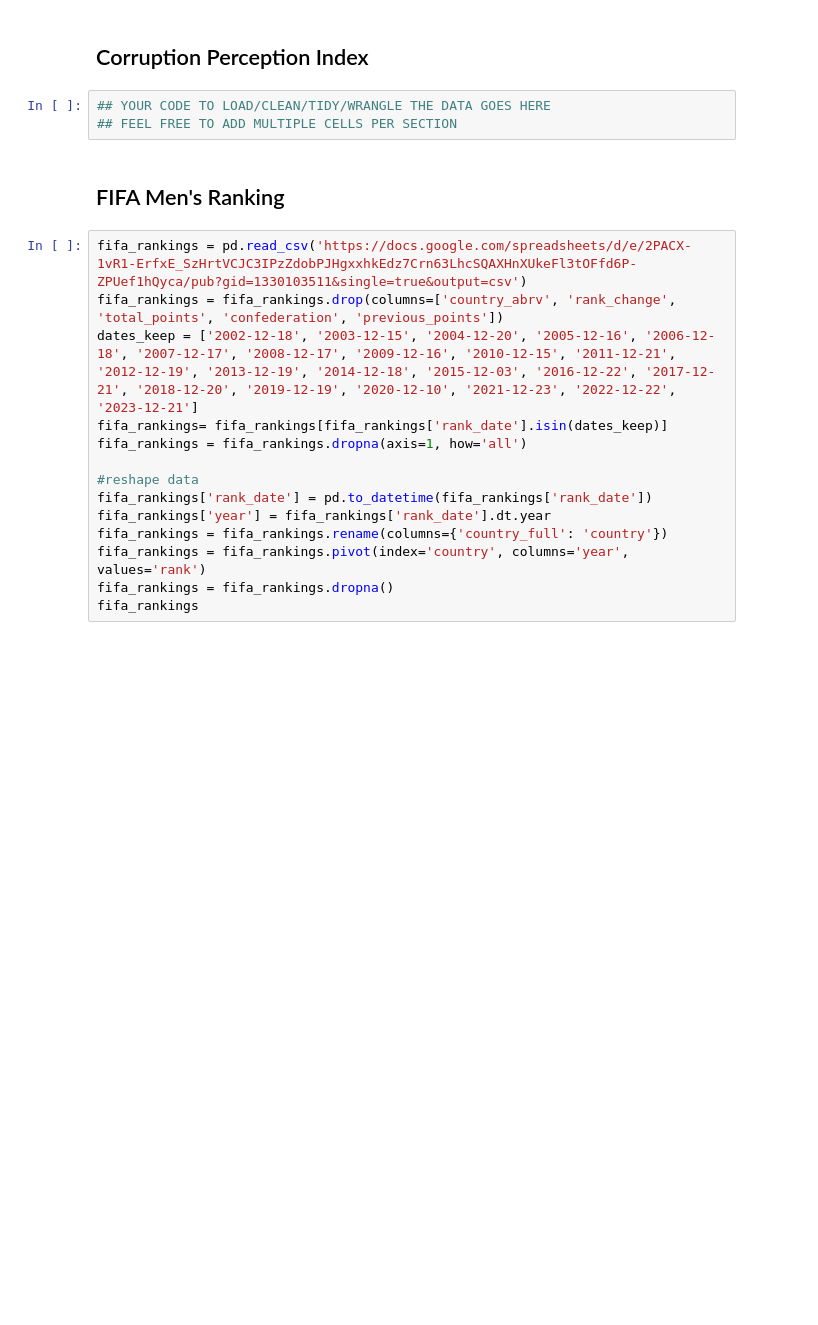
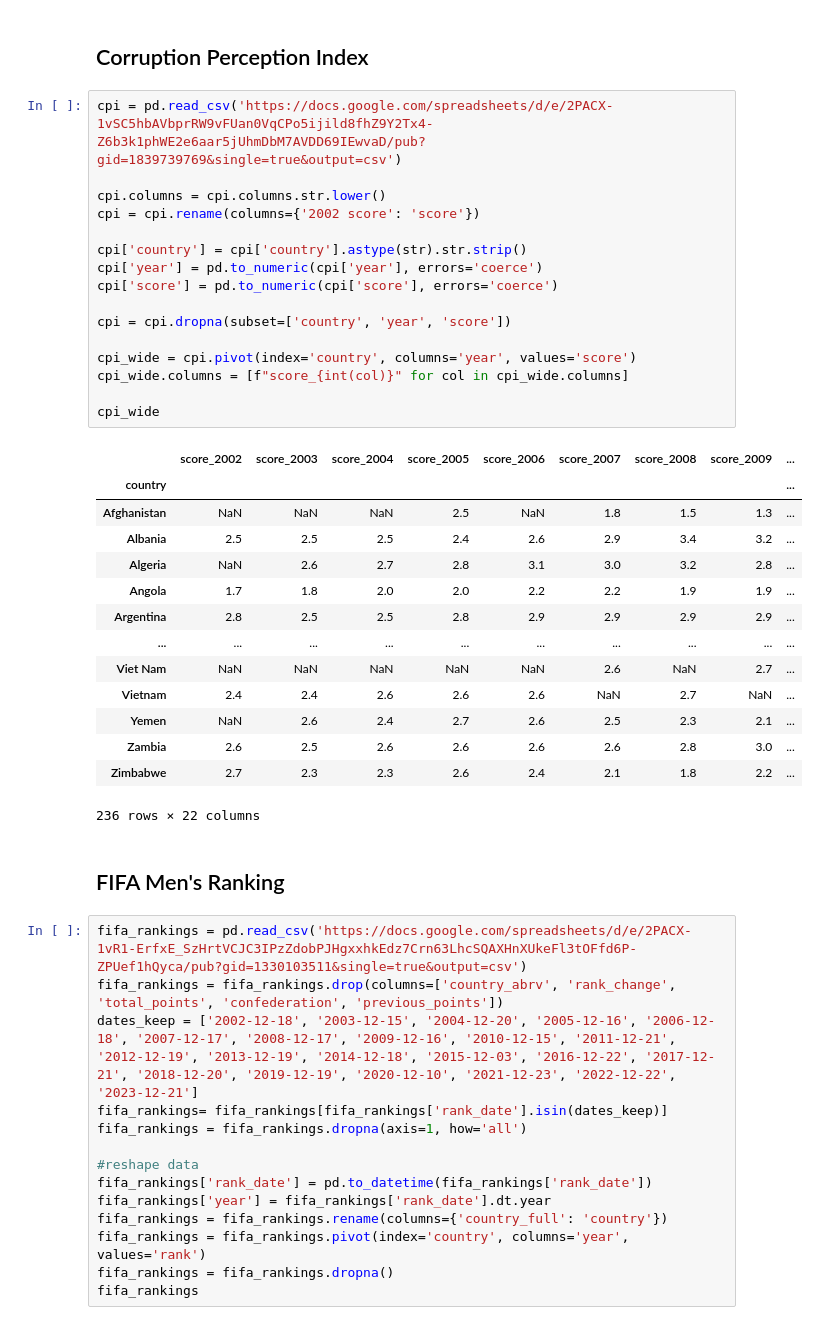
Before and after one commit to AdeyAA/The-Relationship-Between-a-Country-s-Corruption-Levels-and-Football-Performance, a Jupyter notebook: DataCheckpoint_Group011_SP25.ipynb, the cells around one changed output. Drawn from its saved outputs; the diff is of its cells as text; blank space fills up the shorter version.

Commit message:
added CPI dataset and cleaning -makeil

```diff
--- a/DataCheckpoint_Group011_SP25.ipynb
+++ b/DataCheckpoint_Group011_SP25.ipynb
@@ -116,8 +130,36 @@ pfi_df
 # %% [markdown]
 ## Corruption Perception Index
-# %%
-## YOUR CODE TO LOAD/CLEAN/TIDY/WRANGLE THE DATA GOES HERE
-## FEEL FREE TO ADD MULTIPLE CELLS PER SECTION
+# %%
+cpi = pd.read_csv('https://docs.google.com/spreadsheets/d/e/2PACX-1vSC5hbAVbprRW9vFUan0VqCPo5ijild8fhZ9Y2Tx4-Z6b3k1phWE2e6aar5jUhmDbM7AVDD69IEwvaD/pub?gid=1839739769&single=true&output=csv')
+
+cpi.columns = cpi.columns.str.lower()
+cpi = cpi.rename(columns={'2002 score': 'score'})
+
+cpi['country'] = cpi['country'].astype(str).str.strip()
+cpi['year'] = pd.to_numeric(cpi['year'], errors='coerce')
+cpi['score'] = pd.to_numeric(cpi['score'], errors='coerce')
+
+cpi = cpi.dropna(subset=['country', 'year', 'score'])
+
+cpi_wide = cpi.pivot(index='country', columns='year', values='score')
+cpi_wide.columns = [f"score_{int(col)}" for col in cpi_wide.columns]
+
+cpi_wide
+# %% [output]
+|  | score_2002 | score_2003 | score_2004 | score_2005 | score_2006 | score_2007 | score_2008 | score_2009 | ... |
+| country |  |  |  |  |  |  |  |  | ... |
+| Afghanistan | NaN | NaN | NaN | 2.5 | NaN | 1.8 | 1.5 | 1.3 | ... |
+| Albania | 2.5 | 2.5 | 2.5 | 2.4 | 2.6 | 2.9 | 3.4 | 3.2 | ... |
+| Algeria | NaN | 2.6 | 2.7 | 2.8 | 3.1 | 3.0 | 3.2 | 2.8 | ... |
+| Angola | 1.7 | 1.8 | 2.0 | 2.0 | 2.2 | 2.2 | 1.9 | 1.9 | ... |
+| Argentina | 2.8 | 2.5 | 2.5 | 2.8 | 2.9 | 2.9 | 2.9 | 2.9 | ... |
+| ... | ... | ... | ... | ... | ... | ... | ... | ... | ... |
+| Viet Nam | NaN | NaN | NaN | NaN | NaN | 2.6 | NaN | 2.7 | ... |
+| Vietnam | 2.4 | 2.4 | 2.6 | 2.6 | 2.6 | NaN | 2.7 | NaN | ... |
+| Yemen | NaN | 2.6 | 2.4 | 2.7 | 2.6 | 2.5 | 2.3 | 2.1 | ... |
+| Zambia | 2.6 | 2.5 | 2.6 | 2.6 | 2.6 | 2.6 | 2.8 | 3.0 | ... |
+| Zimbabwe | 2.7 | 2.3 | 2.3 | 2.6 | 2.4 | 2.1 | 1.8 | 2.2 | ... |
+236 rows × 22 columns
 # %% [markdown]
 ## FIFA Men's Ranking
 # %%
```
Also changed, not shown: parts of 3 cells of this notebook.
